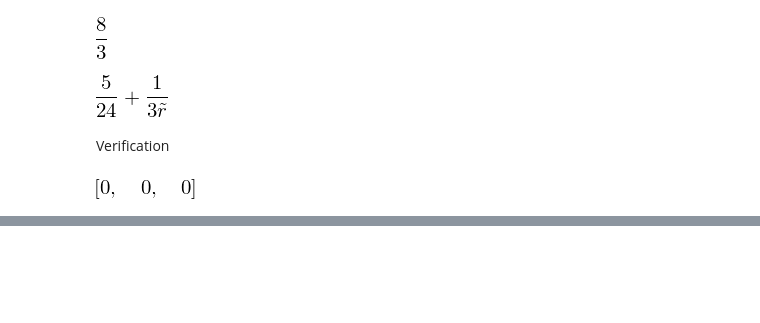
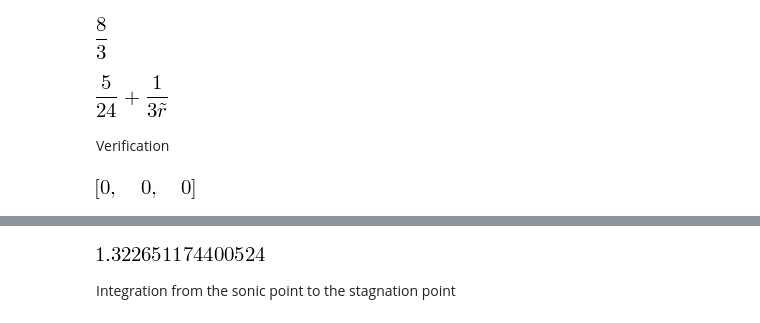
Before and after one commit to bolverk/generalised_bondi, a Jupyter notebook: generalised_bondi_point_mass.ipynb, the cells around one changed output, grey strips where cells are left out. Saved outputs shown, nothing was run; the diff lists cells and outputs as text; code cells hidden in the pictures; blank space fills up the shorter version.

```diff
--- a/generalised_bondi_point_mass.ipynb
+++ b/generalised_bondi_point_mass.ipynb
@@ -368,0 +415,18 @@ temp
+# %%
+def find_inner_sonic_point(gamma_val, eta_val, rst_val):
+
+    from mpmath import findroot
+
+    eqn = outer_sonic_equation
+    eqn = eqn.subs({eta:eta_val,
+                   gamma:gamma_val,
+                   tilde_r_st:rst_val})
+    deqn = eqn.diff(tilde_r)
+    eqn = sympy.lambdify(tilde_r, eqn)
+    deqn = sympy.lambdify(tilde_r, deqn)
+    return float(findroot(eqn, 0.1*rst_val, df=deqn))
+find_inner_sonic_point(4./3., 2.9, 9.1)
+# %% [output]
+[figure, added]
+# %% [markdown]
+Integration from the sonic point to the stagnation point
```
Also changed, not shown: parts of 14 cells of this notebook.
